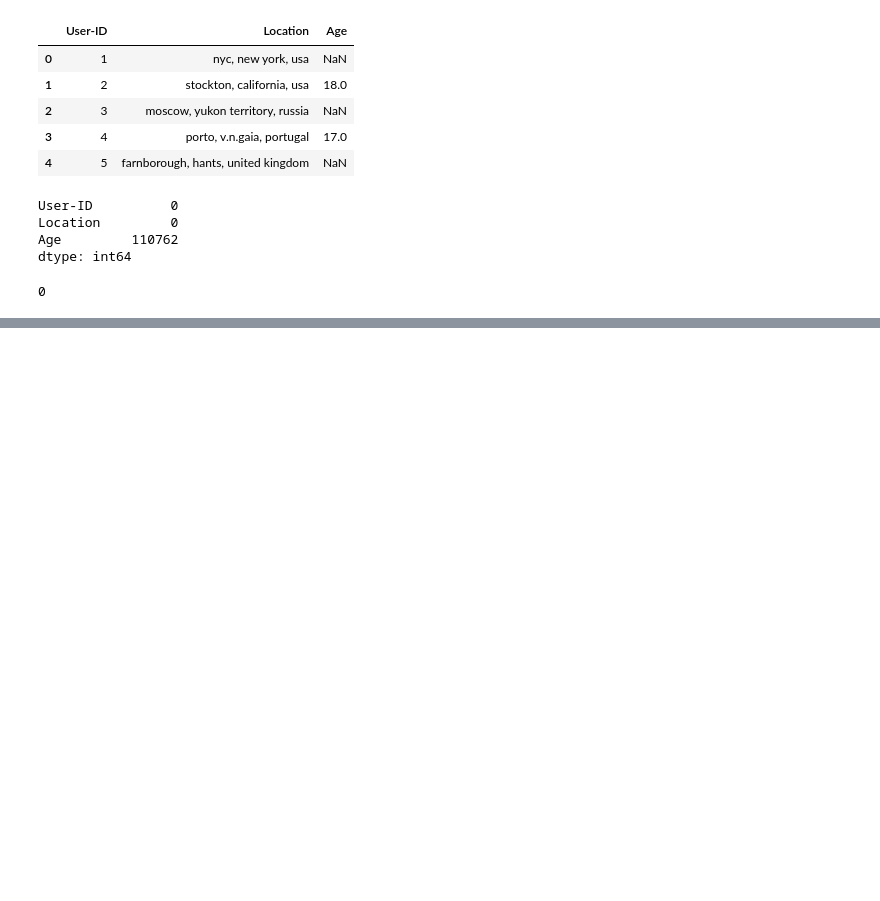
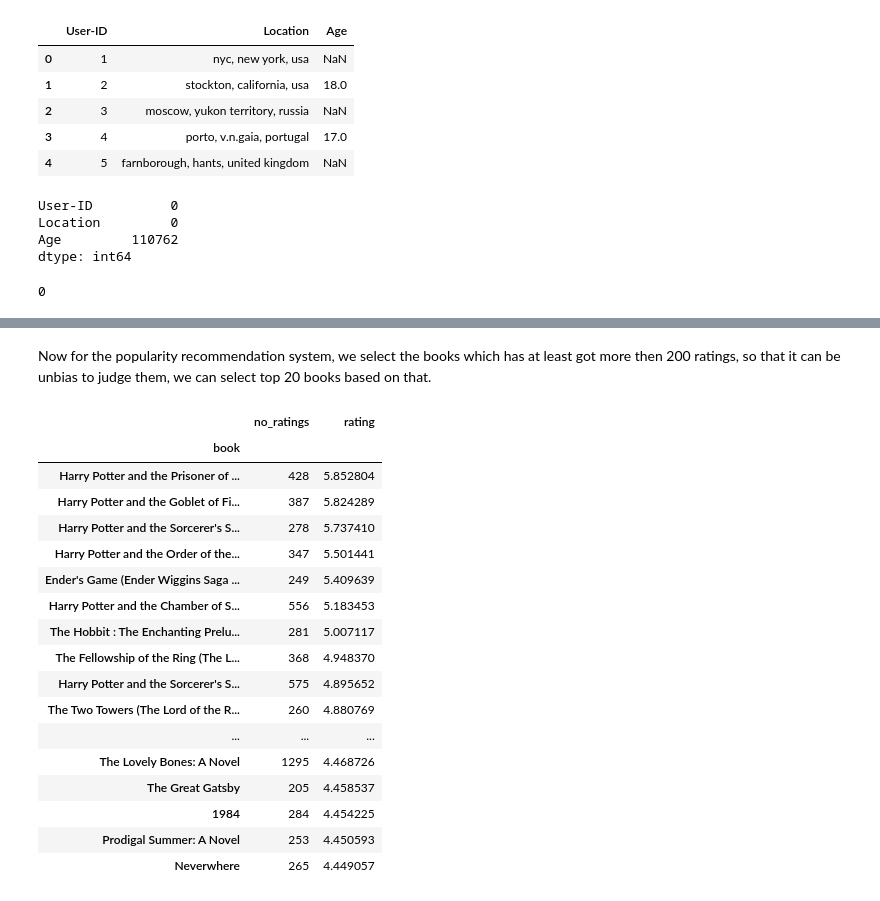
Before and after one commit to ayushgandhi904/Book-Recommendation-System, a Jupyter notebook: notebooks/book_recommendation.ipynb, the cells around one changed output, grey strips where cells are left out. Cells and saved outputs as stored; diff of their text form; code cells hidden in the pictures; blank space fills up the shorter version.

```diff
--- a/notebooks/book_recommendation.ipynb
+++ b/notebooks/book_recommendation.ipynb
@@ -219,0 +268,4 @@ users = users.rename({
+# %%
+num_rating_df.rename(columns={
+    "ISBN" : "no_ratings"
+}, inplace = True)
@@ -219,0 +326,2 @@ users = users.rename({
+# %% [markdown]
+Now for the popularity recommendation system, we select the books which has at least got more then 200 ratings, so that it can be unbias to judge them, we can select top 20 books based on that.
@@ -219,0 +330,21 @@ users = users.rename({
+# %%
+popular_df.merge
+# %% [output]
+|  | no_ratings | rating |
+| book |  |  |
+| Harry Potter and the Prisoner of ... | 428 | 5.852804 |
+| Harry Potter and the Goblet of Fi... | 387 | 5.824289 |
+| Harry Potter and the Sorcerer's S... | 278 | 5.737410 |
+| Harry Potter and the Order of the... | 347 | 5.501441 |
+| Ender's Game (Ender Wiggins Saga ... | 249 | 5.409639 |
+| Harry Potter and the Chamber of S... | 556 | 5.183453 |
+| The Hobbit : The Enchanting Prelu... | 281 | 5.007117 |
+| The Fellowship of the Ring (The L... | 368 | 4.948370 |
+| Harry Potter and the Sorcerer's S... | 575 | 4.895652 |
+| The Two Towers (The Lord of the R... | 260 | 4.880769 |
+| ... | ... | ... |
+| The Lovely Bones: A Novel | 1295 | 4.468726 |
+| The Great Gatsby | 205 | 4.458537 |
+| 1984 | 284 | 4.454225 |
+| Prodigal Summer: A Novel | 253 | 4.450593 |
+| Neverwhere | 265 | 4.449057 |
```
Also changed, not shown: parts of 40 cells of this notebook.
